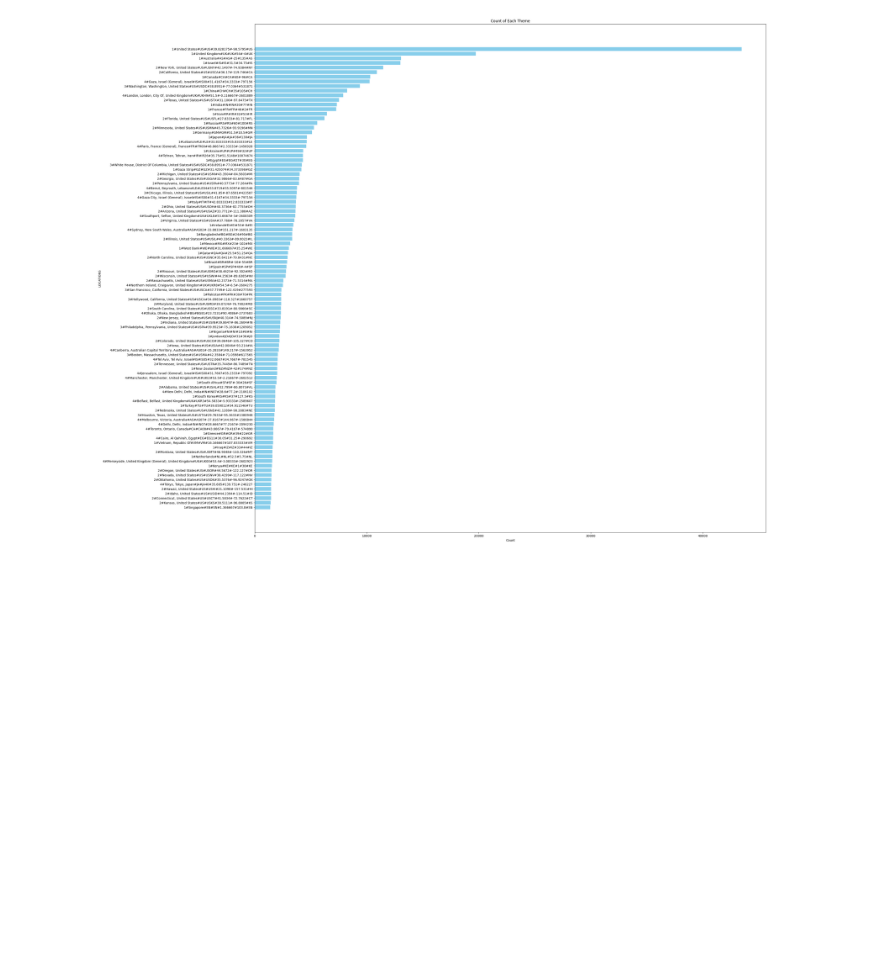
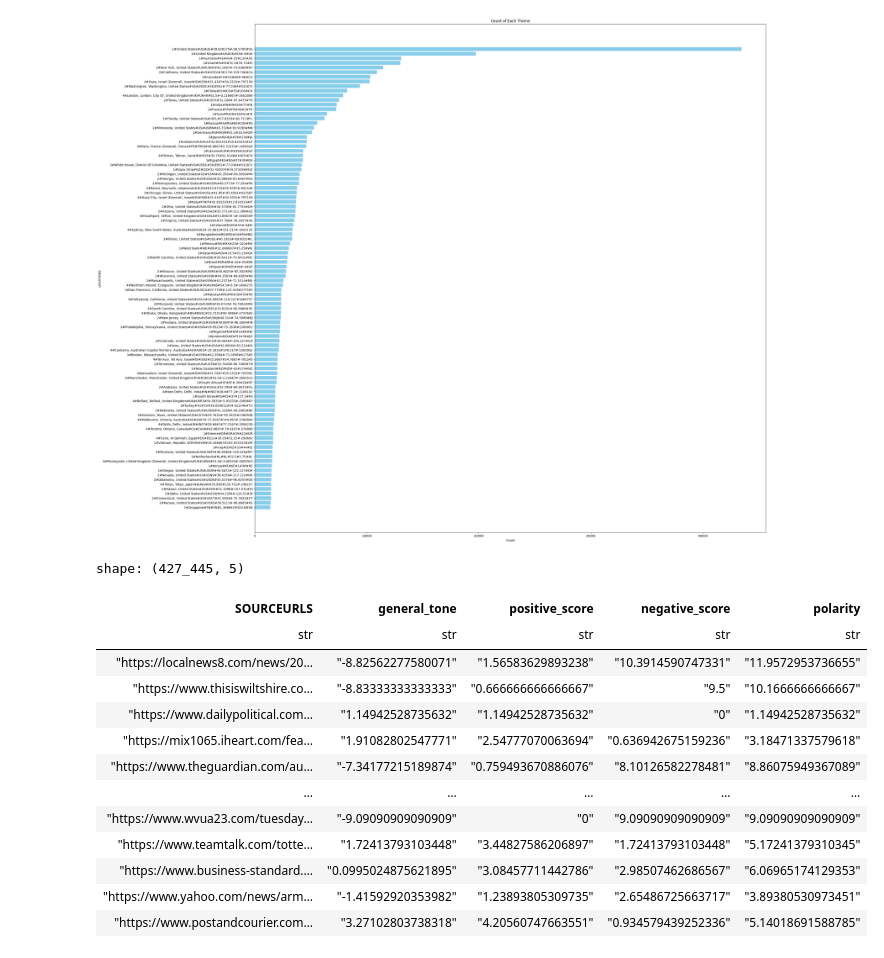
Before and after one commit to leomau-rg/factored-datathon-2024-DataAxons, a Jupyter notebook: notebooks/1.0-sgm-data_exploration.ipynb, the cells around one changed output. Saved outputs shown, nothing was run; the diff lists cells and outputs as text; code cells hidden in the pictures; blank space fills up the shorter version.

```diff
--- a/notebooks/1.0-sgm-data_exploration.ipynb
+++ b/notebooks/1.0-sgm-data_exploration.ipynb
@@ -101,3 +133,24 @@ plt.gca().invert_yaxis()
 plt.show()
 # %% [output]
 [figure]
+# %%
+# archivo generado con comando
+# python main.py collect_tone data/all_gdelt_gkg_files.csv data/parquets/tones
+file_path  = Path('../data/parquets/tones/get_tones_and_urls-240820_1226.parquet')
+df = pl.read_parquet(file_path)
+df
+# %% [output]
+shape: (427_445, 5)
+| SOURCEURLS | general_tone | positive_score | negative_score | polarity |
+| str | str | str | str | str |
+| "https://localnews8.com/news/20… | "-8.82562277580071" | "1.56583629893238" | "10.3914590747331" | "11.9572953736655" |
+| "https://www.thisiswiltshire.co… | "-8.83333333333333" | "0.666666666666667" | "9.5" | "10.1666666666667" |
+| "https://www.dailypolitical.com… | "1.14942528735632" | "1.14942528735632" | "0" | "1.14942528735632" |
+| "https://mix1065.iheart.com/fea… | "1.91082802547771" | "2.54777070063694" | "0.636942675159236" | "3.18471337579618" |
+| "https://www.theguardian.com/au… | "-7.34177215189874" | "0.759493670886076" | "8.10126582278481" | "8.86075949367089" |
+| … | … | … | … | … |
+| "https://www.wvua23.com/tuesday… | "-9.09090909090909" | "0" | "9.09090909090909" | "9.09090909090909" |
+| "https://www.teamtalk.com/totte… | "1.72413793103448" | "3.44827586206897" | "1.72413793103448" | "5.17241379310345" |
+| "https://www.business-standard.… | "0.0995024875621895" | "3.08457711442786" | "2.98507462686567" | "6.06965174129353" |
+| "https://www.yahoo.com/news/arm… | "-1.41592920353982" | "1.23893805309735" | "2.65486725663717" | "3.89380530973451" |
+| "https://www.postandcourier.com… | "3.27102803738318" | "4.20560747663551" | "0.934579439252336" | "5.14018691588785" |
```
Also changed, not shown: parts of 2 cells of this notebook.
